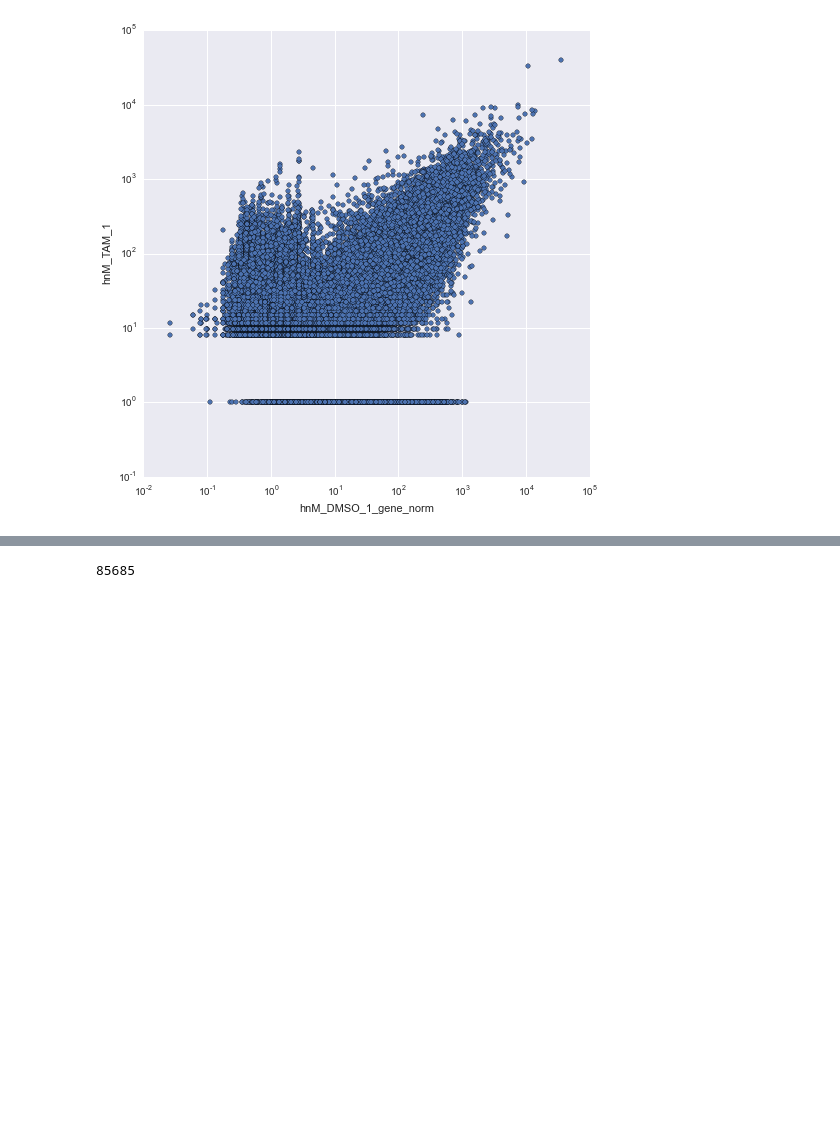
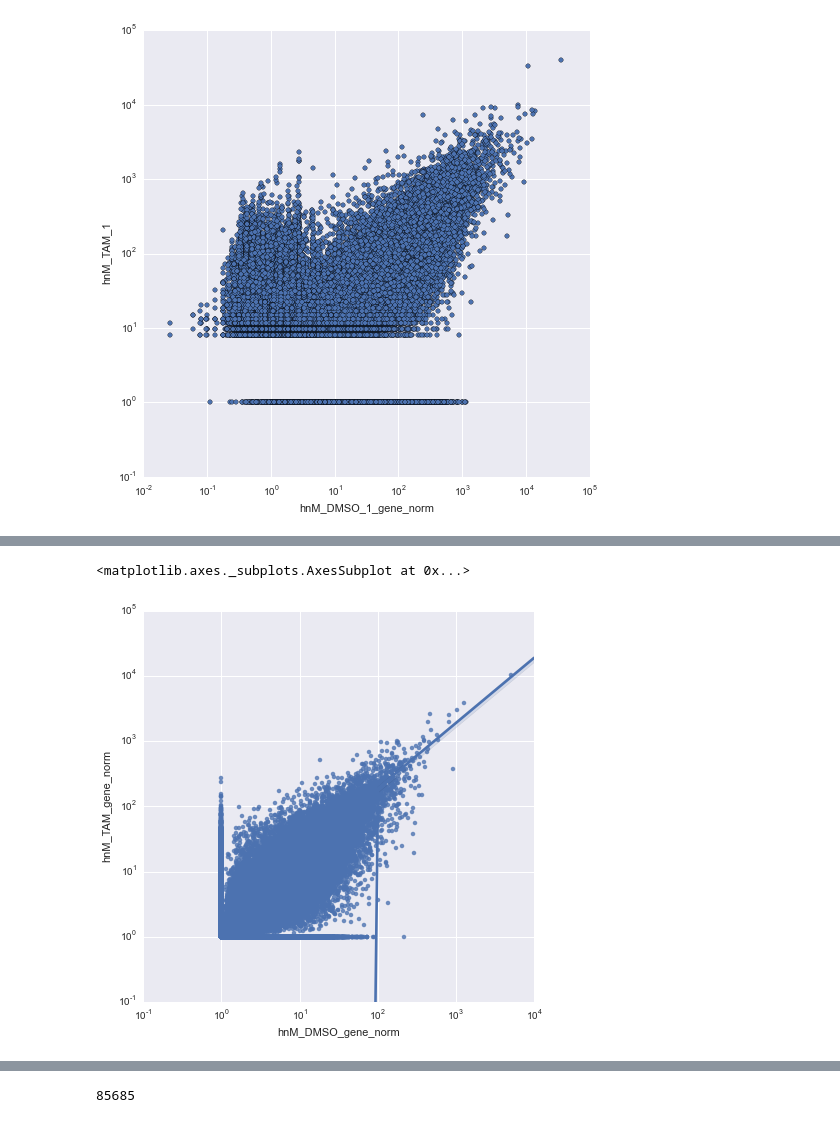
Before and after one commit to seharvey2012/git_iclip_analysis, a Jupyter notebook: generate_master_dataframe_and_separate_binding_differences_by_gene_expression_differences.ipynb, the cells around one changed output, grey strips where cells are left out. Cells and saved outputs as stored; diff of their text form; code cells hidden in the pictures; blank space fills up the shorter version.

```diff
--- a/generate_master_dataframe_and_separate_binding_differences_by_gene_expression_differences.ipynb
+++ b/generate_master_dataframe_and_separate_binding_differences_by_gene_expression_differences.ipynb
@@ -250,3 +308,12 @@ See the caveats in the documentation: http://pandas.pydata.org/pandas-docs/stabl
+# %%
+#Try plotting with seaborn - doesn't work
+#set up matplotlib axes for the seaborn regression plot
+f,ax = plt.subplots(figsize=(7,7))
+ax.set(xscale='log',yscale='log')
+sns.regplot("hnM_DMSO_gene_norm","hnM_TAM_gene_norm",merge_df_high_genes,ax=ax)
+# %% [output]
+<matplotlib.axes._subplots.AxesSubplot at 0x...>
+[figure, added]
 # %%
 merge_df_high_genes[0:4]
 # %% [output]
```
Also changed, not shown: parts of 9 cells of this notebook.
